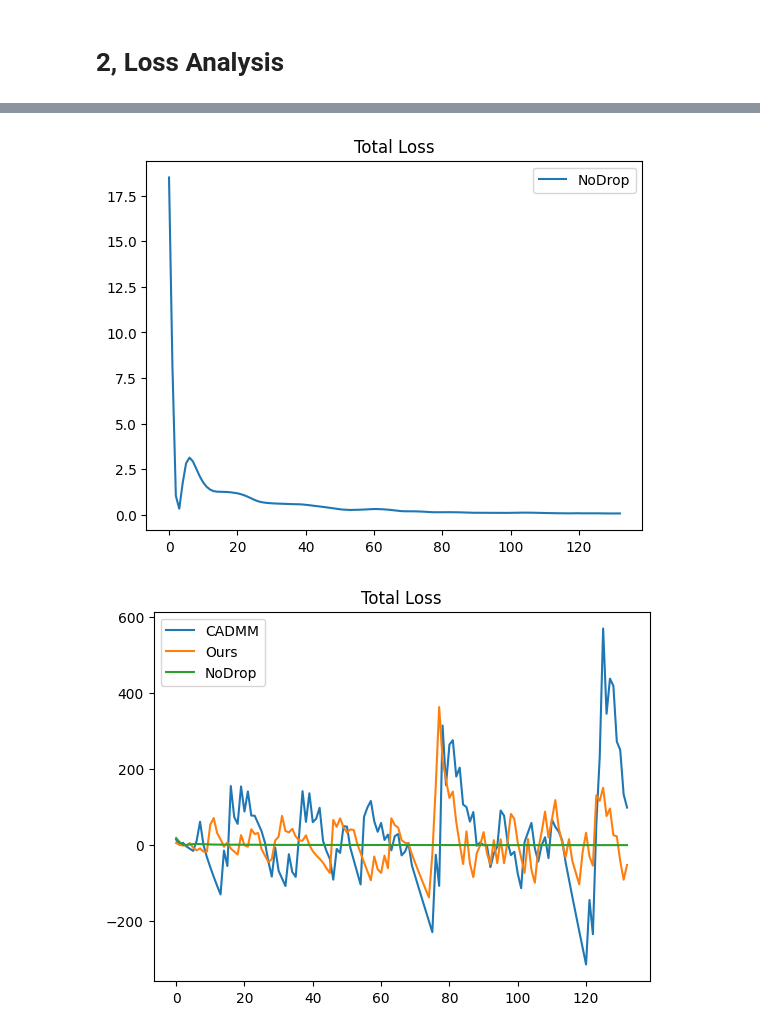
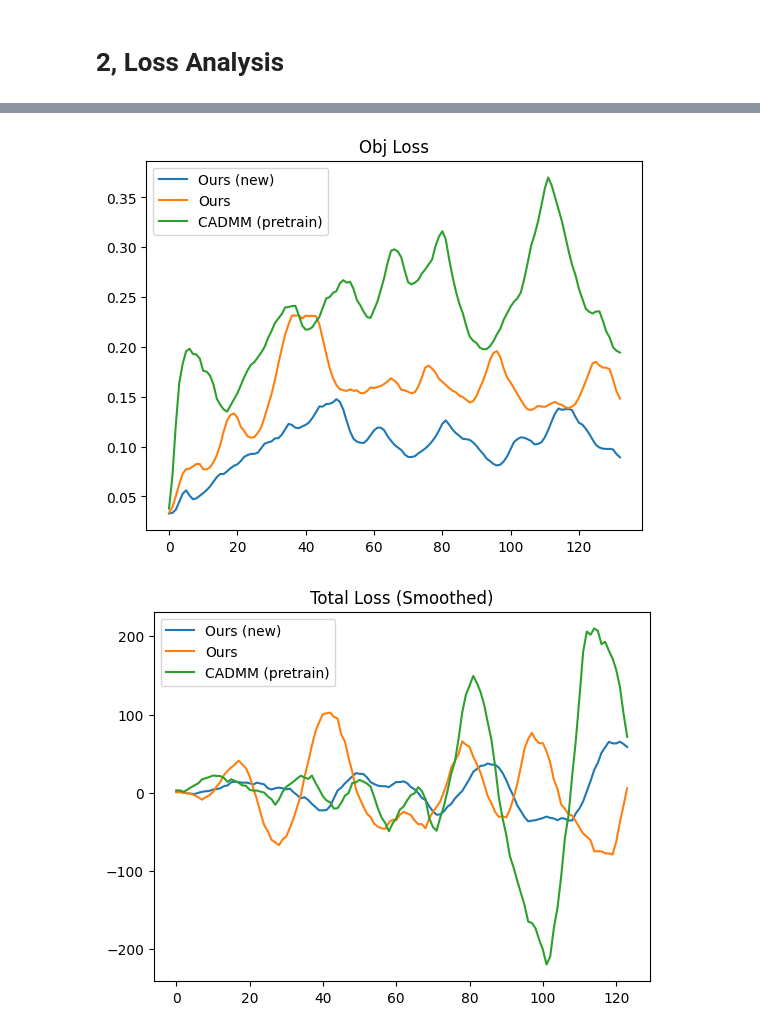
Before and after one commit to labicon/RAMEN, a Jupyter notebook: analysis.ipynb, the cells around one changed output, grey strips where cells are left out. Cells and saved outputs as stored; diff of their text form; code cells hidden in the pictures.

```diff
--- a/analysis.ipynb
+++ b/analysis.ipynb
@@ -79,17 +265,31 @@ plt.show()
 # %%
-plt.plot(total_loss_3, label='NoDrop')
-plt.title('Total Loss')
+plt.plot(obj_loss_1, label='Ours (new)')
+plt.plot(obj_loss_2, label='Ours')
+plt.plot(obj_loss_3, label='CADMM (pretrain)')
+#plt.plot(obj_loss_4, label='CADMM')
+
+plt.title('Obj Loss')
 plt.legend()
 plt.show()
 # %% [output]
-[figure, old version]
+[figure, new version]
-# %%
-plt.plot(total_loss_1, label='CADMM')
-plt.plot(total_loss_2, label='Ours')
-plt.plot(total_loss_3, label='NoDrop')
-plt.title('Total Loss')
-
-plt.legend()
-plt.show()
-# %% [output]
-[figure, removed]
+# %%
+def smooth_curve(loss, window_size=10):  # Adjust window_size as needed
+    """Smooths a loss curve using a moving average."""
+    return np.convolve(loss, np.ones(window_size)/window_size, mode='valid')
+
+# Smooth the loss curves
+smoothed_loss_1 = smooth_curve(total_loss_1)
+smoothed_loss_2 = smooth_curve(total_loss_2)
+smoothed_loss_3 = smooth_curve(total_loss_3)
+
+# Plot the smoothed curves
+plt.plot(smoothed_loss_1, label='Ours (new)')
+plt.plot(smoothed_loss_2, label='Ours')
+plt.plot(smoothed_loss_3, label='CADMM (pretrain)')
+plt.title('Total Loss (Smoothed)')
+
+plt.legend()
+plt.show()
+# %% [output]
+[figure, added]
```
Also changed, not shown: parts of 19 cells of this notebook, 5 other files.
